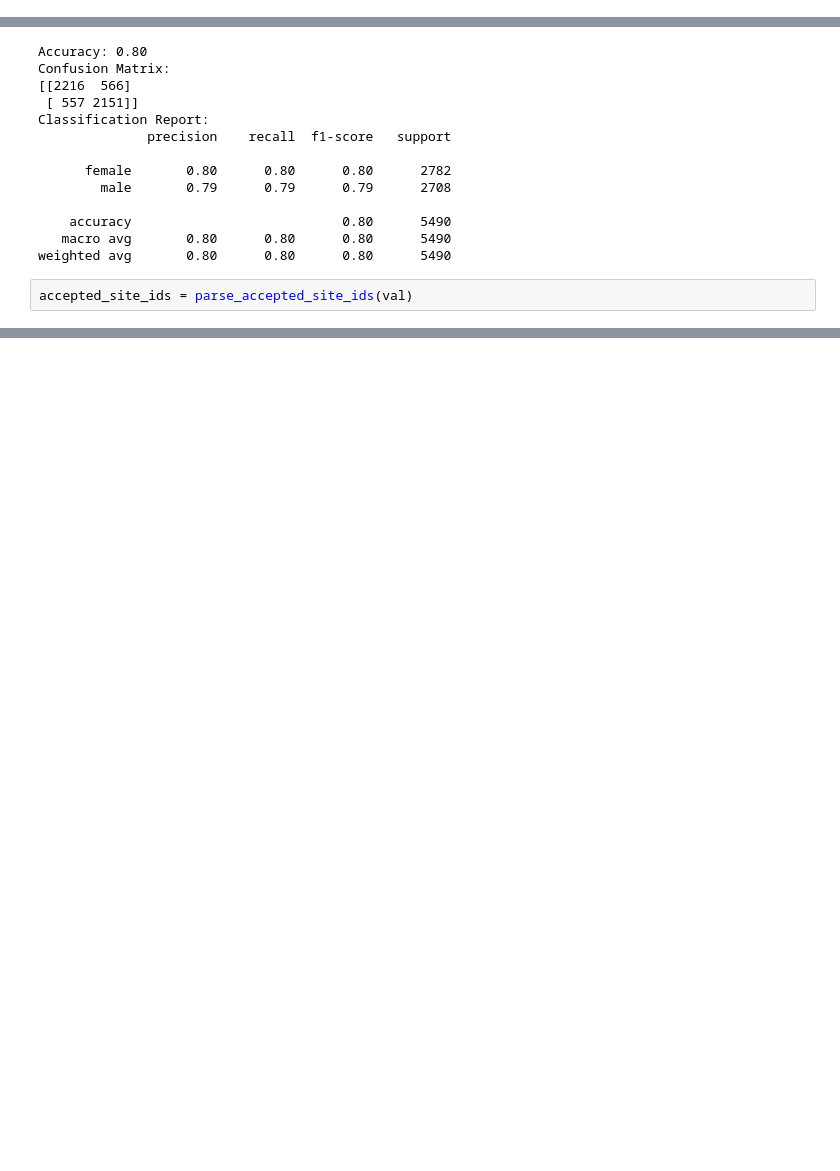
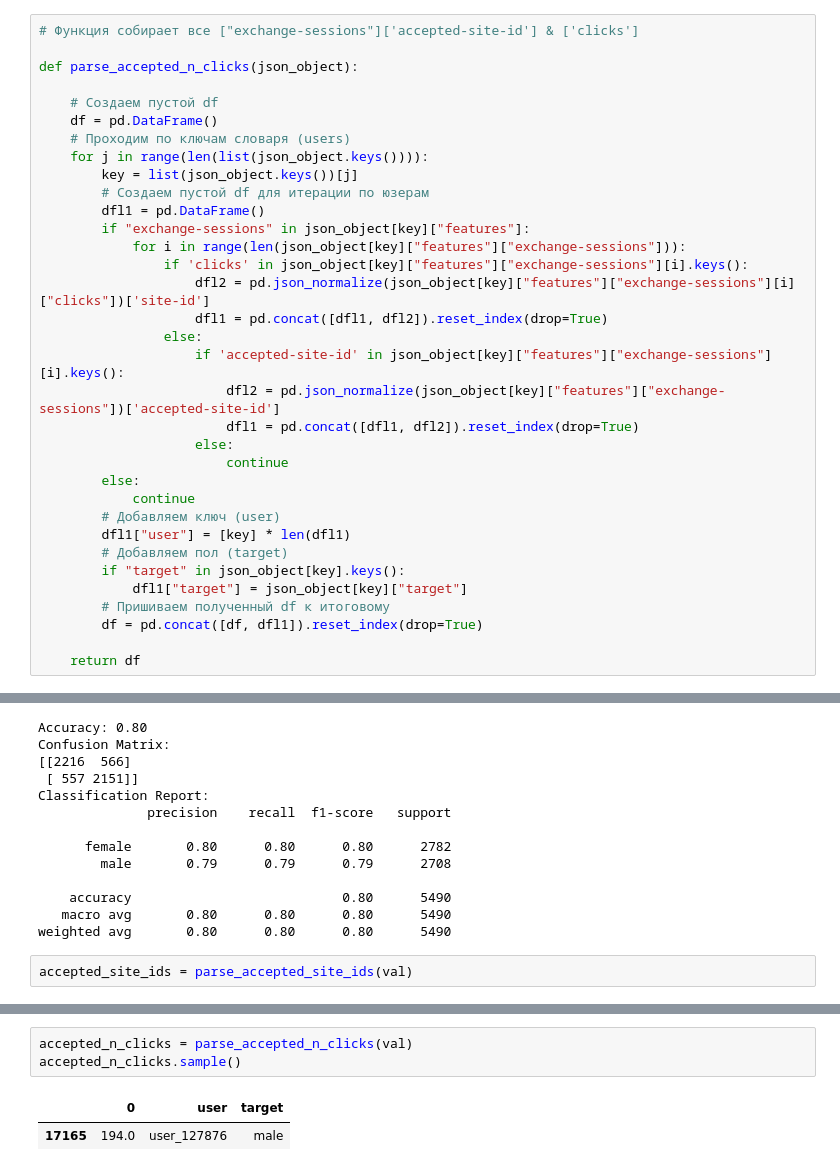
Before and after one commit to loseff-n/flocktory, a Jupyter notebook: id_replace.ipynb, the cells around one changed output, grey strips where cells are left out. Drawn from its saved outputs; the diff is of its cells as text; blank space fills up the shorter version.

```diff
--- a/id_replace.ipynb
+++ b/id_replace.ipynb
@@ -119,3 +174,37 @@ def parse_accepted_site_ids(json_object):
+# %%
+# Функция собирает все ["exchange-sessions"]['accepted-site-id'] & ['clicks']
+
+def parse_accepted_n_clicks(json_object):
+
+    # Создаем пустой df
+    df = pd.DataFrame()
+    # Проходим по ключам словаря (users)
+    for j in range(len(list(json_object.keys()))):
+        key = list(json_object.keys())[j]
+        # Создаем пустой df для итерации по юзерам
+        dfl1 = pd.DataFrame()
+        if "exchange-sessions" in json_object[key]["features"]:
+            for i in range(len(json_object[key]["features"]["exchange-sessions"])):
+                if 'clicks' in json_object[key]["features"]["exchange-sessions"][i].keys():
+                    dfl2 = pd.json_normalize(json_object[key]["features"]["exchange-sessions"][i]["clicks"])['site-id']
+                    dfl1 = pd.concat([dfl1, dfl2]).reset_index(drop=True)
+                else:
+                    if 'accepted-site-id' in json_object[key]["features"]["exchange-sessions"][i].keys():
+                        dfl2 = pd.json_normalize(json_object[key]["features"]["exchange-sessions"])['accepted-site-id']
+                        dfl1 = pd.concat([dfl1, dfl2]).reset_index(drop=True)
+                    else:
+                        continue
+        else:
+            continue
+        # Добавляем ключ (user)
+        dfl1["user"] = [key] * len(dfl1)
+        # Добавляем пол (target)
+        if "target" in json_object[key].keys():
+            dfl1["target"] = json_object[key]["target"]
+        # Пришиваем полученный df к итоговому
+        df = pd.concat([df, dfl1]).reset_index(drop=True)
+
+    return df
 # %%
 # Функция замены site_id на унифицированный sex_score
 
@@ -246,0 +675,6 @@ weighted avg       0.66      0.66      0.66      2781
+# %%
+accepted_n_clicks = parse_accepted_n_clicks(val)
+accepted_n_clicks.sample()
+# %% [output]
+|  | 0 | user | target |
+| 17165 | 194.0 | user_127876 | male |
```
Also changed, not shown: parts of 54 cells of this notebook, 1 other file.
